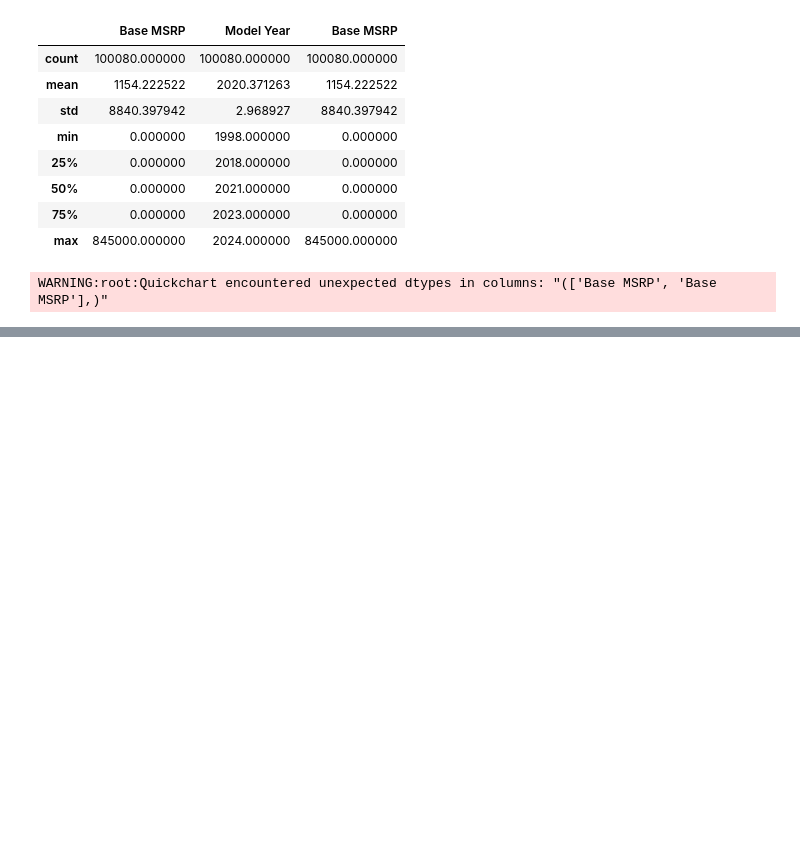
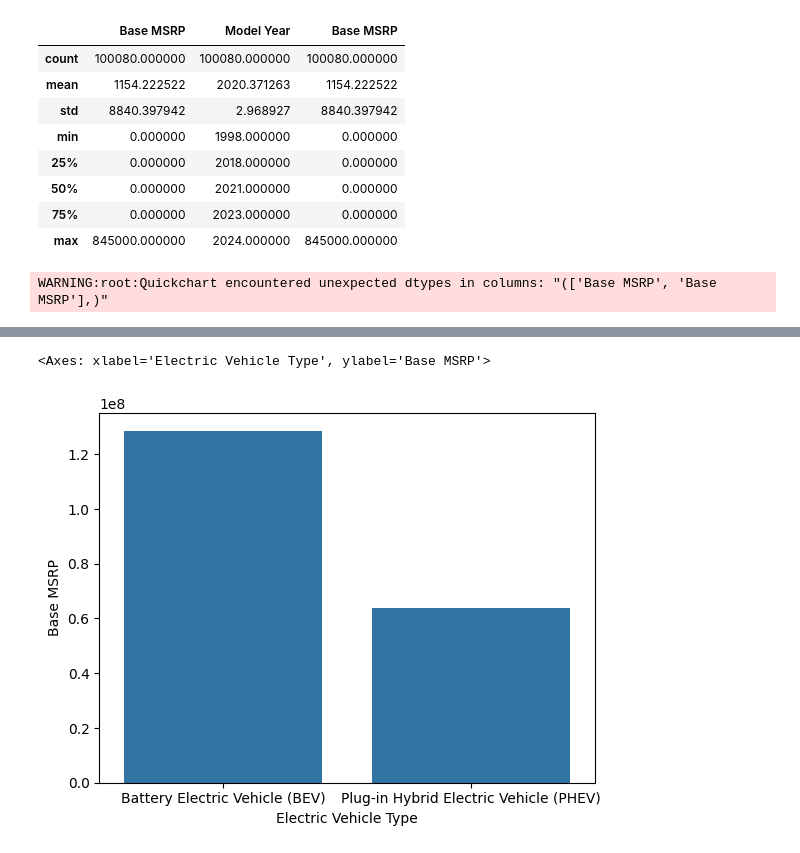
Before and after one commit to QuantamDev/Matplotlib, a Jupyter notebook: EV_Data_analysis.ipynb, the cells around one changed output, grey strips where cells are left out. Saved outputs shown, nothing was run; the diff lists cells and outputs as text; code cells hidden in the pictures; blank space fills up the shorter version.

```diff
--- a/EV_Data_analysis.ipynb
+++ b/EV_Data_analysis.ipynb
@@ -190,0 +212,7 @@ WARNING:root:Quickchart encountered unexpected dtypes in columns: "(['Base MSRP'
+# %%
+ev_data = ev.groupby(['Electric Vehicle Type'], as_index=False)['Base MSRP'].sum().sort_values(by='Base MSRP', ascending=False)
+
+sns.barplot(x='Electric Vehicle Type', y='Base MSRP', data=ev_data)
+# %% [output]
+<Axes: xlabel='Electric Vehicle Type', ylabel='Base MSRP'>
+[figure, added]
```
Also changed, not shown: parts of 6 cells of this notebook.
